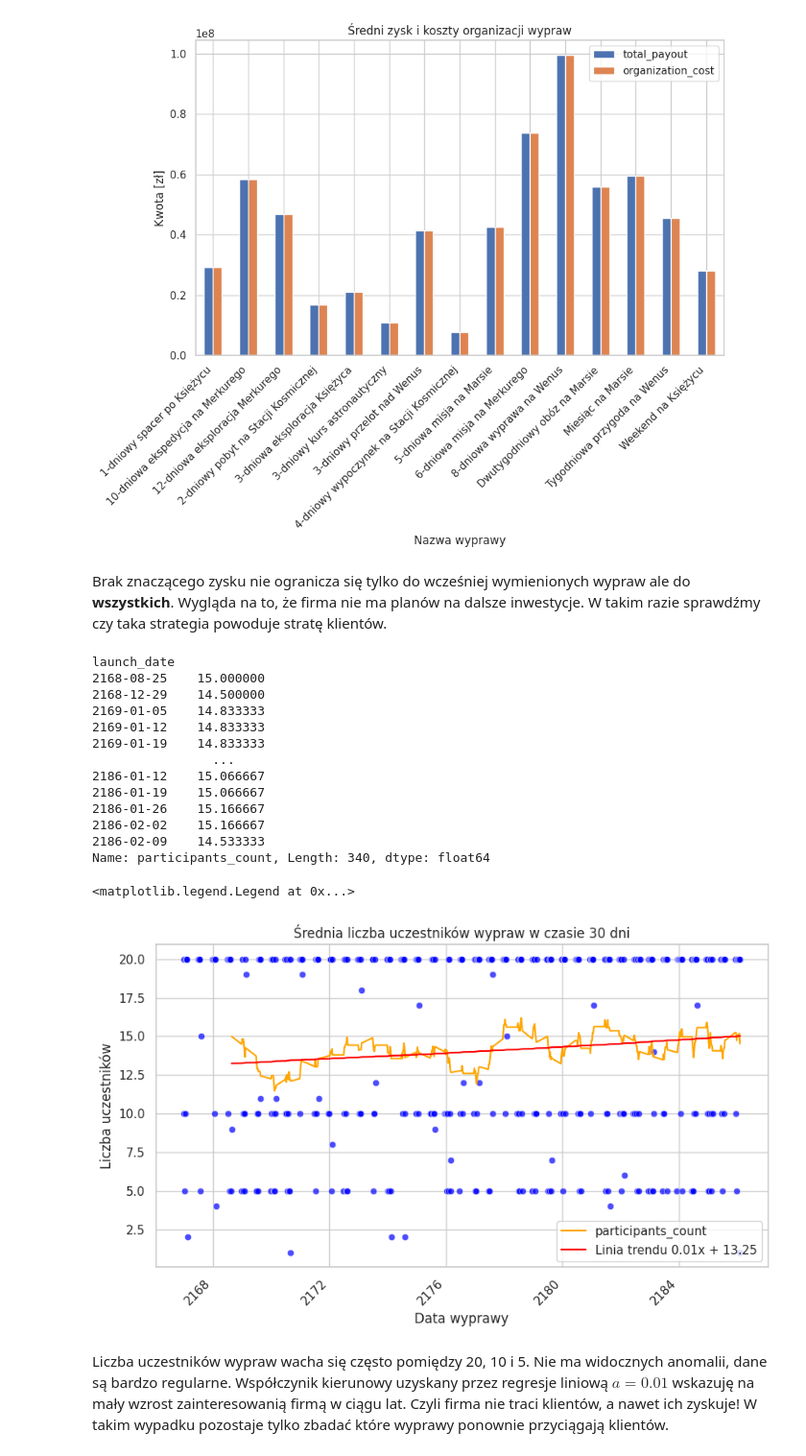
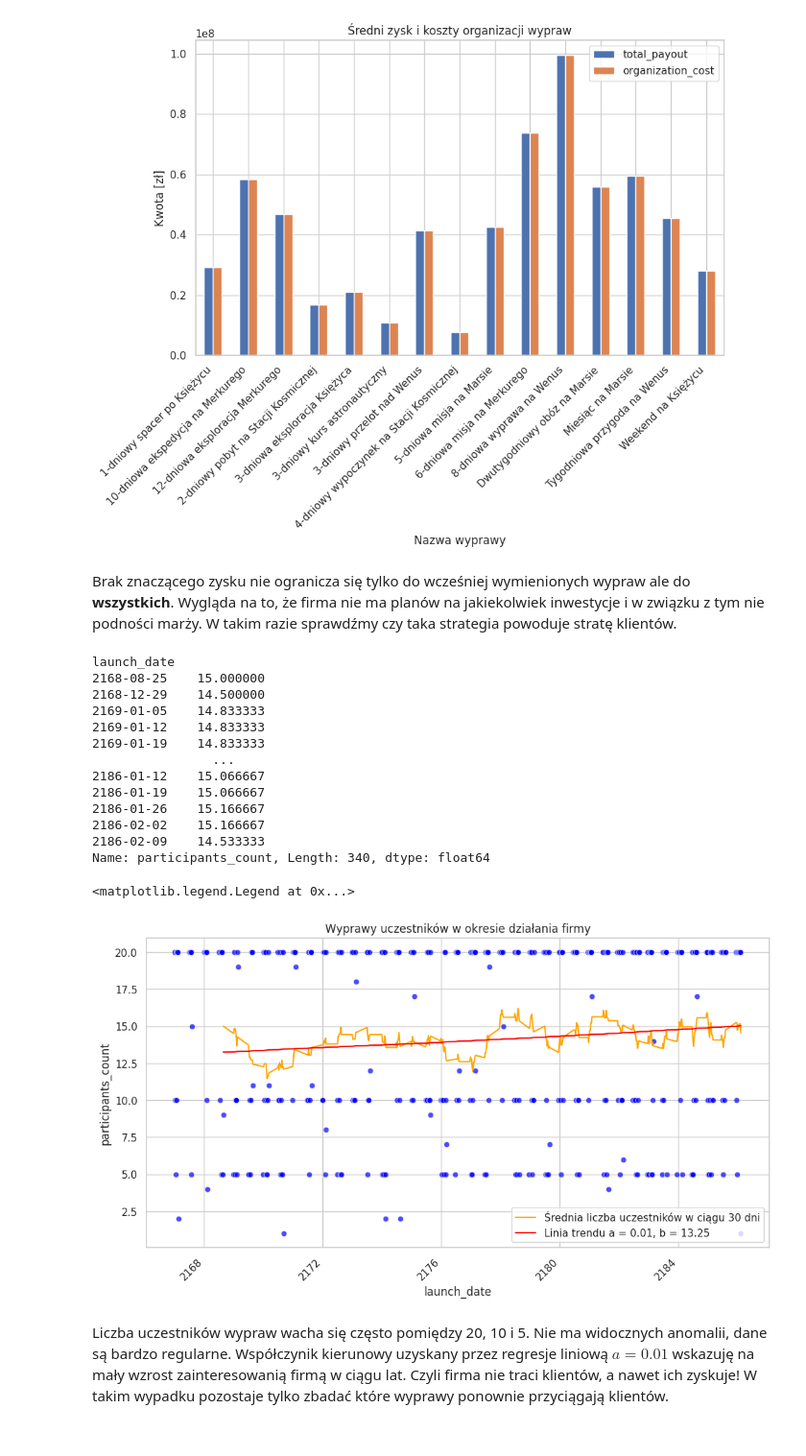
Before and after one commit to Enlightened-Monkey/Space-U, a Jupyter notebook: Kacper/raport.ipynb, the cells around one changed output. Shown: that part at 96% size. Cells and saved outputs as stored; diff of their text form; code cells hidden in the pictures.

```diff
--- a/Kacper/raport.ipynb
+++ b/Kacper/raport.ipynb
@@ -146,7 +147,7 @@ plt.xticks(rotation=45, ha='right');
 # %% [output]
 [figure]
 # %% [markdown]
-Brak znaczącego zysku nie ogranicza się tylko do wcześniej wymienionych wypraw ale do **wszystkich**. Wygląda na to, że firma nie ma planów na dalsze inwestycje. W takim razie sprawdźmy czy taka strategia powoduje stratę klientów.
+Brak znaczącego zysku nie ogranicza się tylko do wcześniej wymienionych wypraw ale do **wszystkich**. Wygląda na to, że firma nie ma planów na jakiekolwiek inwestycje i w związku z tym nie podności marży. W takim razie sprawdźmy czy taka strategia powoduje stratę klientów.
 # %%
 participants_query = """
 SELECT
@@ -166,6 +167,11 @@ participants = cursor.fetchall()
 participants_df = pd.DataFrame(participants, columns=[i[0] for i in cursor.description])
 participants_df['launch_date'] = pd.to_datetime(participants_df['launch_date'])
 participants_df.set_index('launch_date', inplace=True)
+
+
+plt.figure(figsize=(12, 6))
+
+
 sns.scatterplot(
     data=participants_df,
     x=participants_df.index,
@@ -177,45 +183,44 @@ plt.xticks(rotation=45, ha='right');
 
 thirty_days_mean = participants_df['participants_count'].rolling(window=30).mean().dropna()
 
-thirty_days_mean.plot(
-    title='Średnia liczba uczestników wypraw w czasie 30 dni',
-    ylabel='Liczba uczestników',
-    xlabel='Data wyprawy',
-    figsize=(10, 6),
-    color='orange'
+sns.lineplot(
+    data=thirty_days_mean,
+    color='orange',
+    label='Średnia liczba uczestników w ciągu 30 dni'
 )
+
+plt.title('Wyprawy uczestników w okresie działania firmy')
 plt.xticks(rotation=45, ha='right');
-
 
 print(thirty_days_mean)
 a, b = stats.linregress(
     np.arange(len(thirty_days_mean)),
     thirty_days_mean
 )[:2]
 
 trendline = a * np.arange(len(thirty_days_mean)) + b
 plt.plot(
     thirty_days_mean.index,
     trendline,
     color='red',
-    label=f'Linia trendu {a:.2f}x + {b:.2f}'
+    label=f'Linia trendu a = {a:.2f}, b = {b:.2f}'
 )
 plt.legend()
 # %% [output]
 launch_date
 2168-08-25    15.000000
 2168-12-29    14.500000
 2169-01-05    14.833333
 2169-01-12    14.833333
 2169-01-19    14.833333
                 ...
 2186-01-12    15.066667
 2186-01-19    15.066667
 2186-01-26    15.166667
 2186-02-02    15.166667
 2186-02-09    14.533333
 Name: participants_count, Length: 340, dtype: float64
 <matplotlib.legend.Legend at 0x...>
-[figure, old version]
+[figure, new version]
 # %% [markdown]
 Liczba uczestników wypraw wacha się często pomiędzy 20, 10 i 5. Nie ma widocznych anomalii, dane są bardzo regularne. Współczynik kierunowy uzyskany przez regresje liniową $a = 0.01$ wskazuję na mały wzrost zainteresowanią firmą w ciągu lat. Czyli firma nie traci klientów, a nawet ich zyskuje! W takim wypadku pozostaje tylko zbadać które wyprawy ponownie przyciągają klientów.
```
Also changed, not shown: parts of 13 cells of this notebook, 3 other files.
